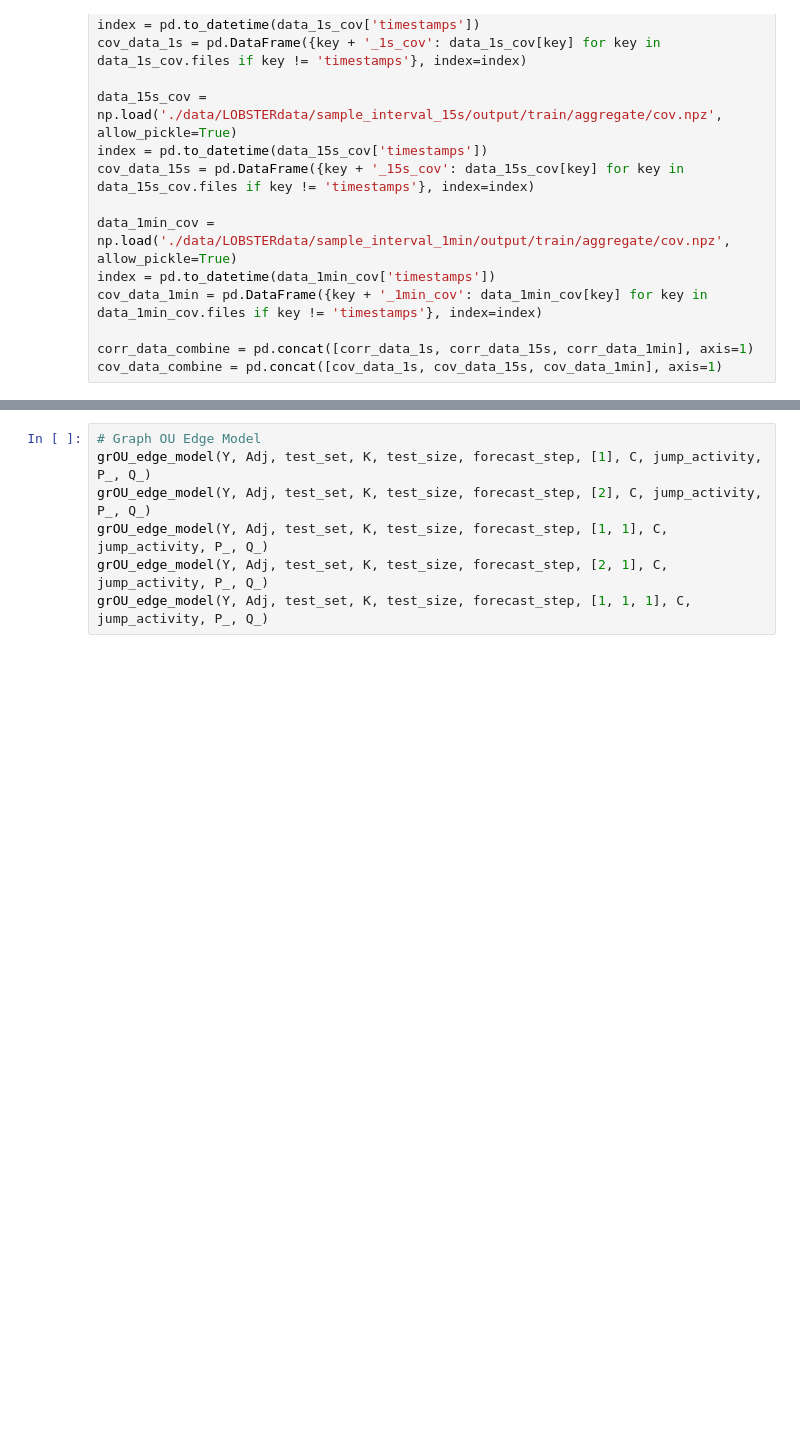
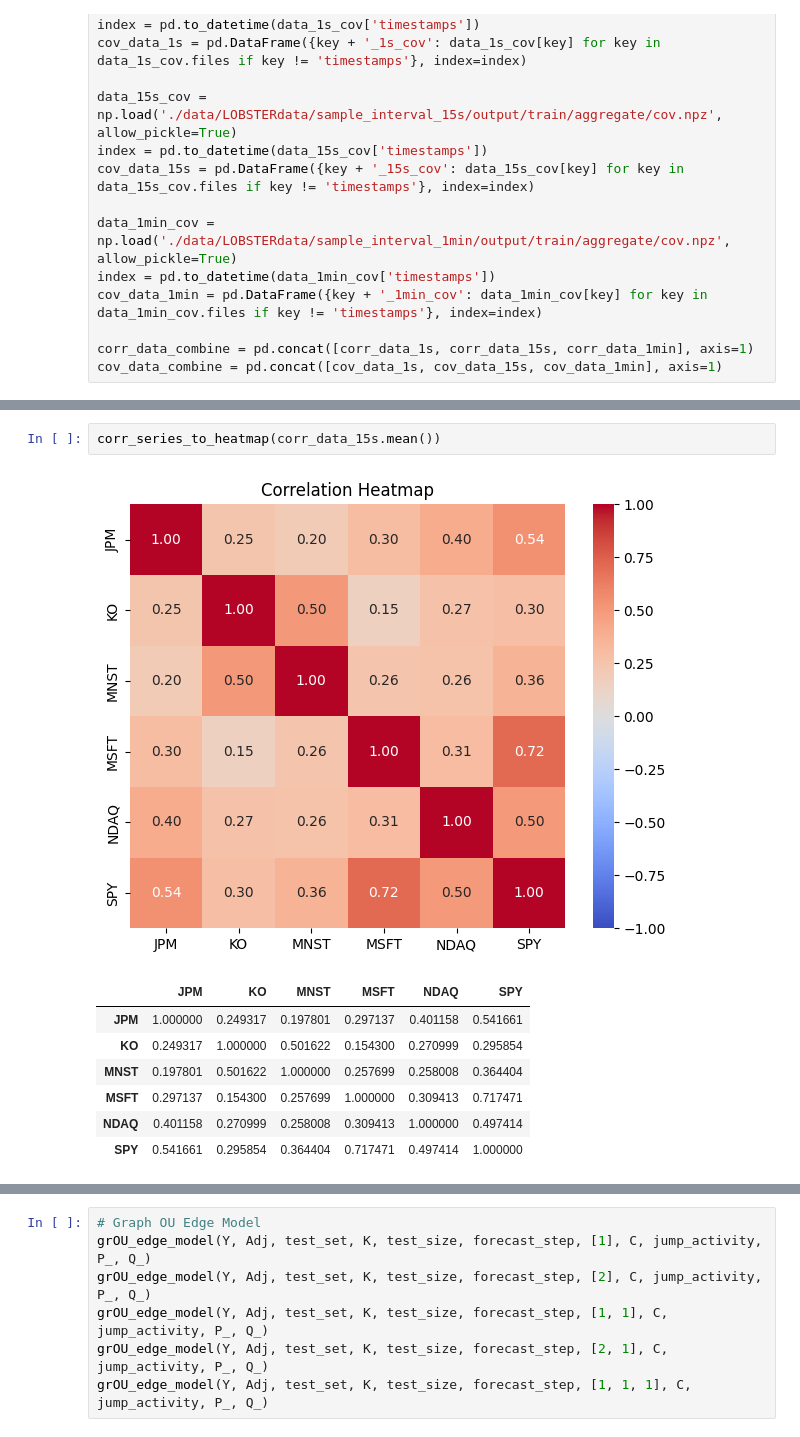
Before and after one commit to jiamingchen13/GraphOUEdge, a Jupyter notebook: Untitled.ipynb, the cells around one changed output, grey strips where cells are left out. Cells and saved outputs as stored; diff of their text form; blank space fills up the shorter version.

```diff
--- a/Untitled.ipynb
+++ b/Untitled.ipynb
@@ -103,0 +97,11 @@ cov_data_combine = pd.concat([cov_data_1s, cov_data_15s, cov_data_1min], axis=1)
+# %%
+corr_series_to_heatmap(corr_data_15s.mean())
+# %% [output]
+[figure, added]
+|  | JPM | KO | MNST | MSFT | NDAQ | SPY |
+| JPM | 1.000000 | 0.249317 | 0.197801 | 0.297137 | 0.401158 | 0.541661 |
+| KO | 0.249317 | 1.000000 | 0.501622 | 0.154300 | 0.270999 | 0.295854 |
+| MNST | 0.197801 | 0.501622 | 1.000000 | 0.257699 | 0.258008 | 0.364404 |
+| MSFT | 0.297137 | 0.154300 | 0.257699 | 1.000000 | 0.309413 | 0.717471 |
+| NDAQ | 0.401158 | 0.270999 | 0.258008 | 0.309413 | 1.000000 | 0.497414 |
+| SPY | 0.541661 | 0.295854 | 0.364404 | 0.717471 | 0.497414 | 1.000000 |
```
Also changed, not shown: parts of 15 cells of this notebook, 1 other file.
